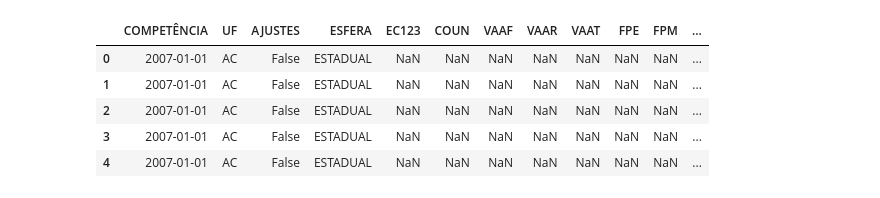
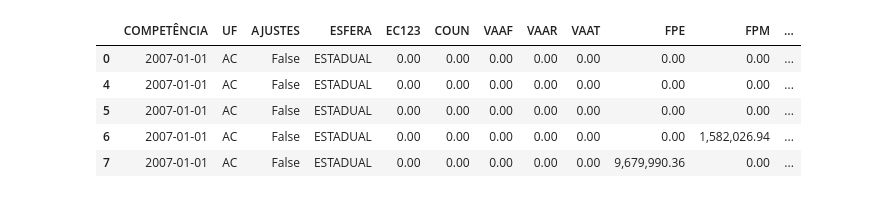
Before and after one commit to AdrianSBar/Repasses_FUNDEB, a Jupyter notebook: test.ipynb, the cells around one changed output. Saved outputs shown, nothing was run; the diff lists cells and outputs as text; code cells hidden in the pictures.

```diff
--- a/test.ipynb
+++ b/test.ipynb
@@ -7,13 +7,15 @@ import plotly.express as px
 from PROJECT_LIBRARY.Data_extraction import *
 from PROJECT_LIBRARY.Data_transformation import *
 from PROJECT_LIBRARY.Project_functions import *
+
+pd.options.display.float_format = lambda x: f'{x:,.2f}'
 # %%
-df = pd.read_parquet('dataset.parquet')
+df = pd.read_parquet('./DATASETS/finally_data.parquet')
 df.head()
 # %% [output]
 |  | COMPETÊNCIA | UF | AJUSTES | ESFERA | EC123 | COUN | VAAF | VAAR | VAAT | FPE | FPM | ... |
-| 0 | 2007-01-01 | AC | False | ESTADUAL | NaN | NaN | NaN | NaN | NaN | NaN | NaN | ... |
-| 1 | 2007-01-01 | AC | False | ESTADUAL | NaN | NaN | NaN | NaN | NaN | NaN | NaN | ... |
-| 2 | 2007-01-01 | AC | False | ESTADUAL | NaN | NaN | NaN | NaN | NaN | NaN | NaN | ... |
-| 3 | 2007-01-01 | AC | False | ESTADUAL | NaN | NaN | NaN | NaN | NaN | NaN | NaN | ... |
-| 4 | 2007-01-01 | AC | False | ESTADUAL | NaN | NaN | NaN | NaN | NaN | NaN | NaN | ... |
+| 0 | 2007-01-01 | AC | False | ESTADUAL | 0.00 | 0.00 | 0.00 | 0.00 | 0.00 | 0.00 | 0.00 | ... |
+| 4 | 2007-01-01 | AC | False | ESTADUAL | 0.00 | 0.00 | 0.00 | 0.00 | 0.00 | 0.00 | 0.00 | ... |
+| 5 | 2007-01-01 | AC | False | ESTADUAL | 0.00 | 0.00 | 0.00 | 0.00 | 0.00 | 0.00 | 0.00 | ... |
+| 6 | 2007-01-01 | AC | False | ESTADUAL | 0.00 | 0.00 | 0.00 | 0.00 | 0.00 | 0.00 | 1,582,026.94 | ... |
+| 7 | 2007-01-01 | AC | False | ESTADUAL | 0.00 | 0.00 | 0.00 | 0.00 | 0.00 | 9,679,990.36 | 0.00 | ... |
```
Also changed, not shown: parts of 9 cells of this notebook, 5 other files.
